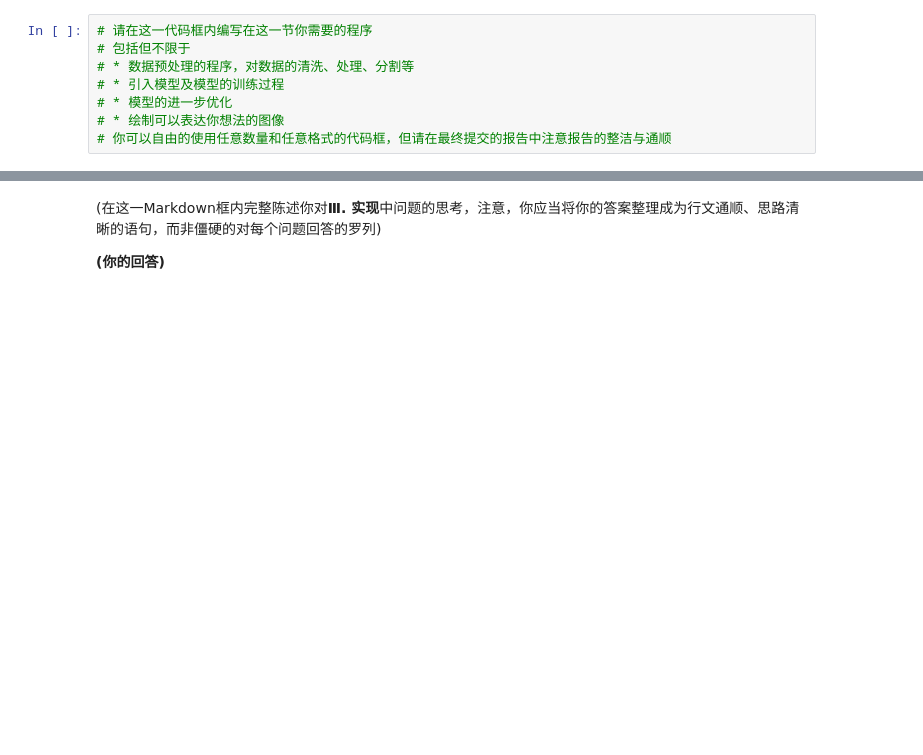
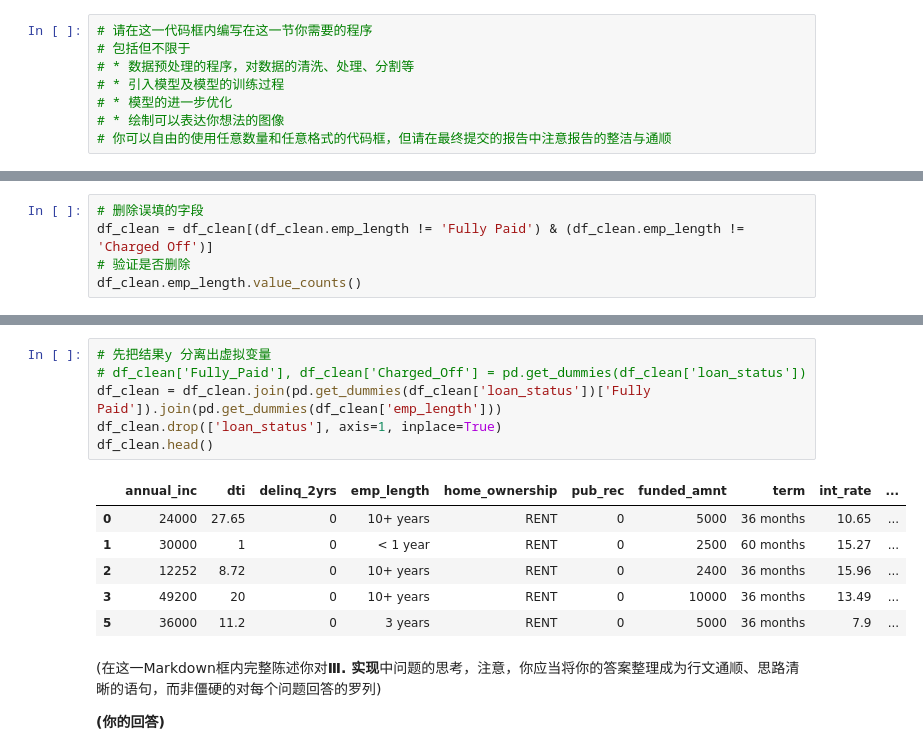
Before and after one commit to kimi987/PyAndML, a Jupyter notebook: src/毕业项目/AIPND Capstone Template.ipynb, the cells around one changed output, grey strips where cells are left out. Cells and saved outputs as stored; diff of their text form; blank space fills up the shorter version.

```diff
--- a/src/毕业项目/AIPND Capstone Template.ipynb
+++ b/src/毕业项目/AIPND Capstone Template.ipynb
@@ -380,0 +402,5 @@ Name: loan_status, dtype: int64
+# %%
+# 删除误填的字段
+df_clean = df_clean[(df_clean.emp_length != 'Fully Paid') & (df_clean.emp_length != 'Charged Off')]
+# 验证是否删除
+df_clean.emp_length.value_counts()
@@ -381,3 +420,16 @@ Name: loan_status, dtype: int64
+# %%
+# 先把结果y 分离出虚拟变量
+# df_clean['Fully_Paid'], df_clean['Charged_Off'] = pd.get_dummies(df_clean['loan_status'])
+df_clean = df_clean.join(pd.get_dummies(df_clean['loan_status'])['Fully Paid']).join(pd.get_dummies(df_clean['emp_length']))
+df_clean.drop(['loan_status'], axis=1, inplace=True)
+df_clean.head()
+# %% [output]
+|  | annual_inc | dti | delinq_2yrs | emp_length | home_ownership | pub_rec | funded_amnt | term | int_rate | ... |
+| 0 | 24000 | 27.65 | 0 | 10+ years | RENT | 0 | 5000 | 36 months | 10.65 | ... |
+| 1 | 30000 | 1 | 0 | < 1 year | RENT | 0 | 2500 | 60 months | 15.27 | ... |
+| 2 | 12252 | 8.72 | 0 | 10+ years | RENT | 0 | 2400 | 36 months | 15.96 | ... |
+| 3 | 49200 | 20 | 0 | 10+ years | RENT | 0 | 10000 | 36 months | 13.49 | ... |
+| 5 | 36000 | 11.2 | 0 | 3 years | RENT | 0 | 5000 | 36 months | 7.9 | ... |
 # %% [markdown]
 (在这一Markdown框内完整陈述你对**Ⅲ. 实现**中问题的思考，注意，你应当将你的答案整理成为行文通顺、思路清晰的语句，而非僵硬的对每个问题回答的罗列)
 
```
Also changed, not shown: parts of 7 cells of this notebook.
